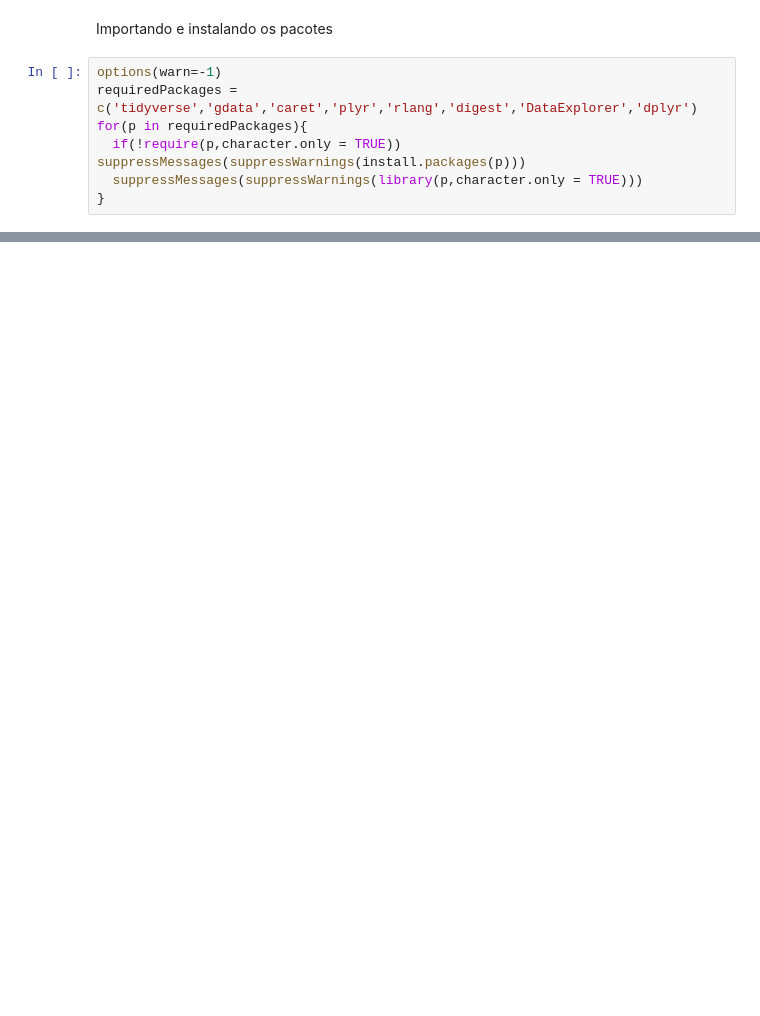
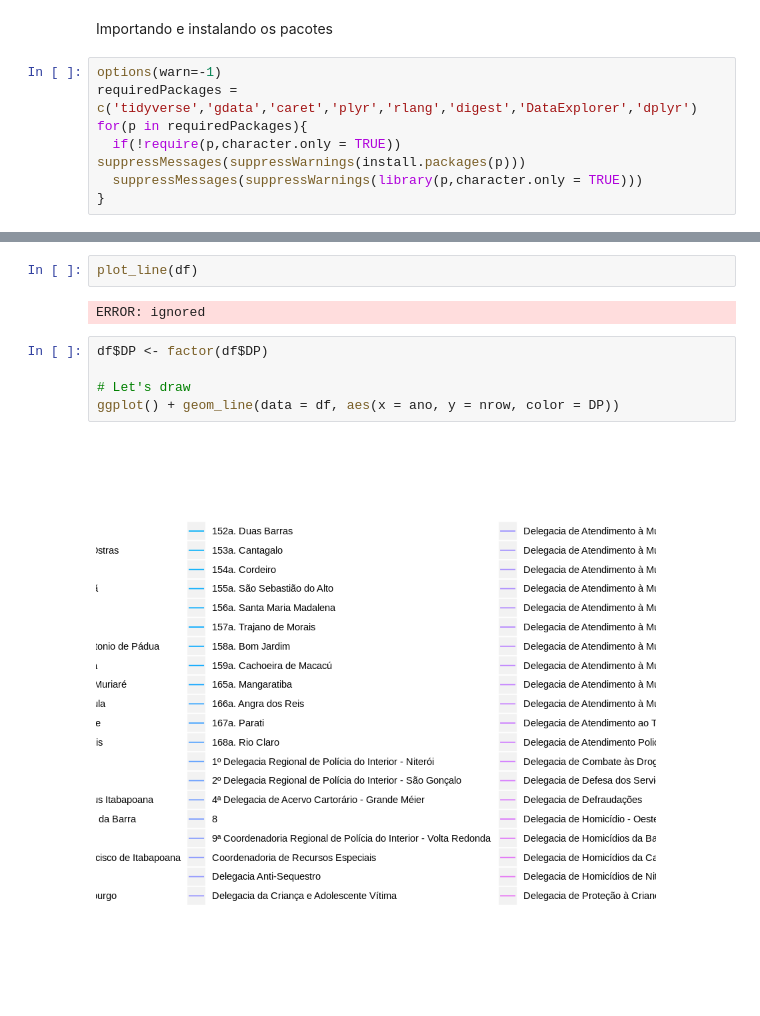
Before and after one commit to americofreitasjr/AnaliseSegurancaPublicaRJ, a Jupyter notebook: Step_3_ISP_estudo_da_serie_historica.ipynb, the cells around one changed output, grey strips where cells are left out. Cells and saved outputs as stored; diff of their text form; blank space fills up the shorter version.

```diff
--- a/Step_3_ISP_estudo_da_serie_historica.ipynb
+++ b/Step_3_ISP_estudo_da_serie_historica.ipynb
@@ -47,0 +79,11 @@ A grouped_df: 5650461 × 25
+# %%
+plot_line(df)
+# %% [output]
+ERROR: ignored
+# %%
+df$DP <- factor(df$DP)
+
+# Let's draw
+ggplot() + geom_line(data = df, aes(x = ano, y = nrow, color = DP))
+# %% [output]
+[figure, added]
```
Also changed, not shown: parts of 6 cells of this notebook.
